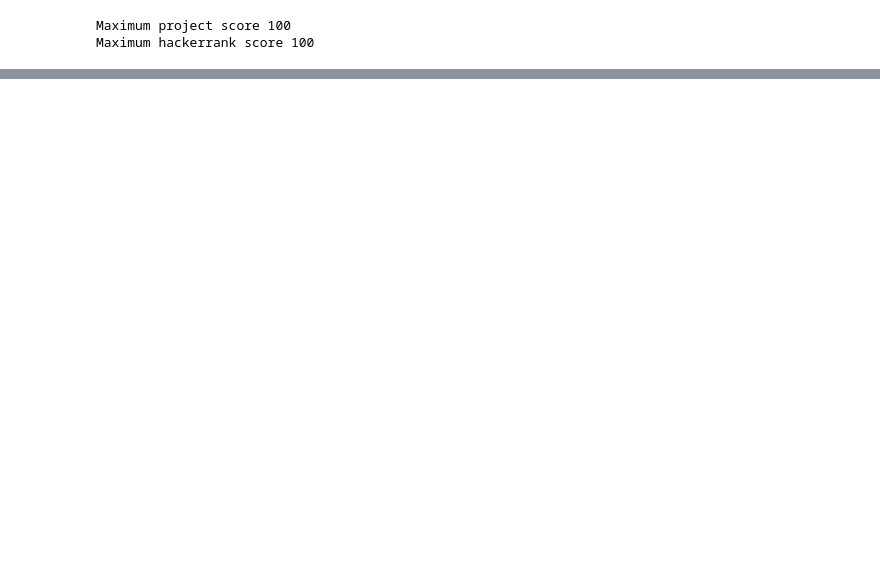
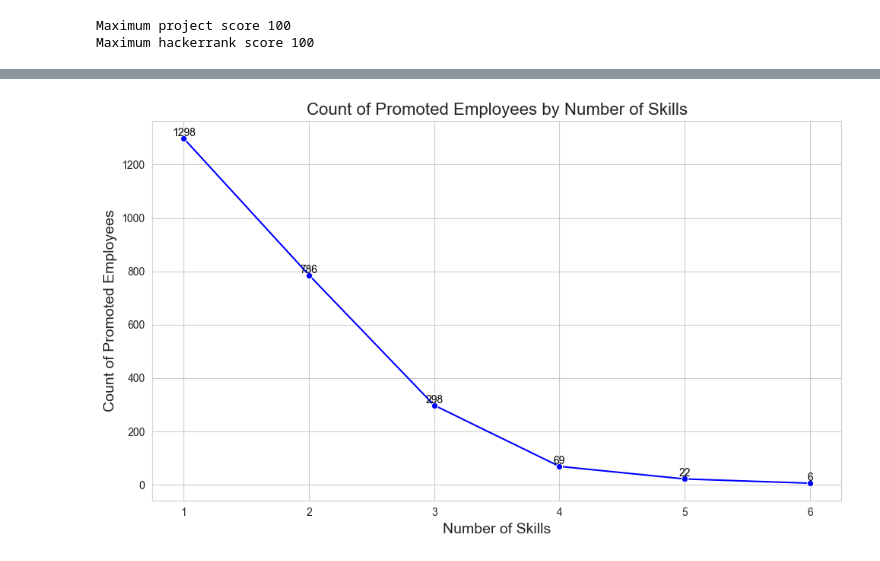
Before and after one commit to ejenisha/finalProject-DS, a Jupyter notebook: promotion_prediction.ipynb, the cells around one changed output, grey strips where cells are left out. Saved outputs shown, nothing was run; the diff lists cells and outputs as text; code cells hidden in the pictures; blank space fills up the shorter version.

```diff
--- a/promotion_prediction.ipynb
+++ b/promotion_prediction.ipynb
@@ -480,0 +506,37 @@ Passing `palette` without assigning `hue` is deprecated and will be removed in v
+# %%
+
+# Count the number of skills each employee has
+skills_per_employee = emp_skill_job_performance.groupby('emp_id')['skill_id'].count().reset_index()
+skills_per_employee.columns = ['emp_id', 'num_of_skills']
+
+# Merge with job performance data to get promotion status
+skills_per_employee = pd.merge(skills_per_employee, job_performance_data[['emp_id', 'promotion']], on='emp_id')
+
+# Group by number of skills to count promoted employees
+skills_promotion_counts = skills_per_employee.groupby('num_of_skills').agg(
+    total_employees=('emp_id', 'count'),
+    promoted_employees=('promotion', 'sum')
+).reset_index()
+
+# Set up the plot size and style
+plt.figure(figsize=(10, 6))
+sns.set_style("whitegrid")
+
+# Create a line plot using seaborn
+sns.lineplot(x='num_of_skills', y='promoted_employees', data=skills_promotion_counts, marker='o', color='b')
+
+# Add data labels for each point
+for index, row in skills_promotion_counts.iterrows():
+    plt.text(row['num_of_skills'], row['promoted_employees'], f'{row["promoted_employees"]}',
+             color='black', ha='center', va='bottom', fontsize=10)
+
+# Add title and labels
+plt.title('Count of Promoted Employees by Number of Skills', fontsize=16)
+plt.xlabel('Number of Skills', fontsize=14)
+plt.ylabel('Count of Promoted Employees', fontsize=14)
+
+# Show the plot
+plt.tight_layout()
+plt.show()
+# %% [output]
+[figure, added]
```
Also changed, not shown: parts of 33 cells of this notebook, 5 other files.
